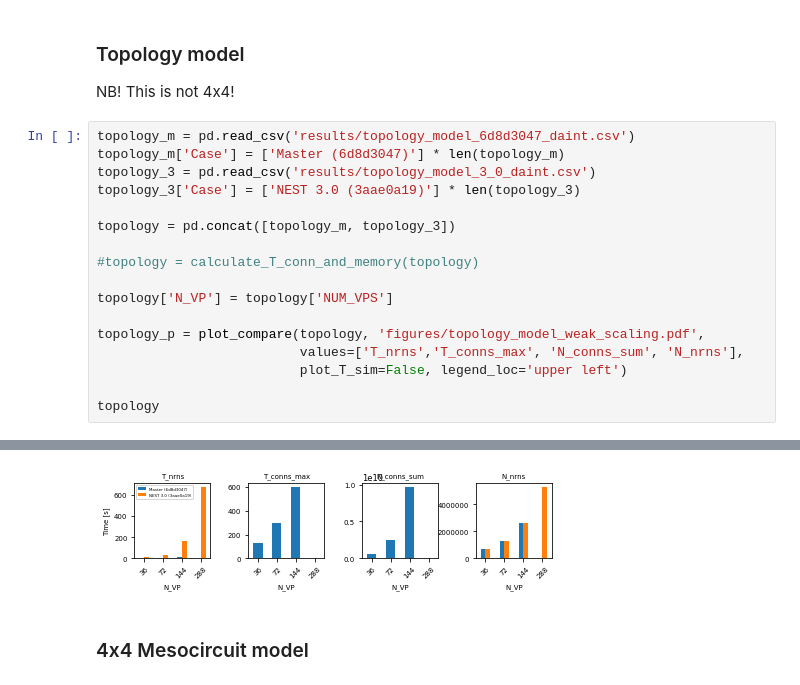
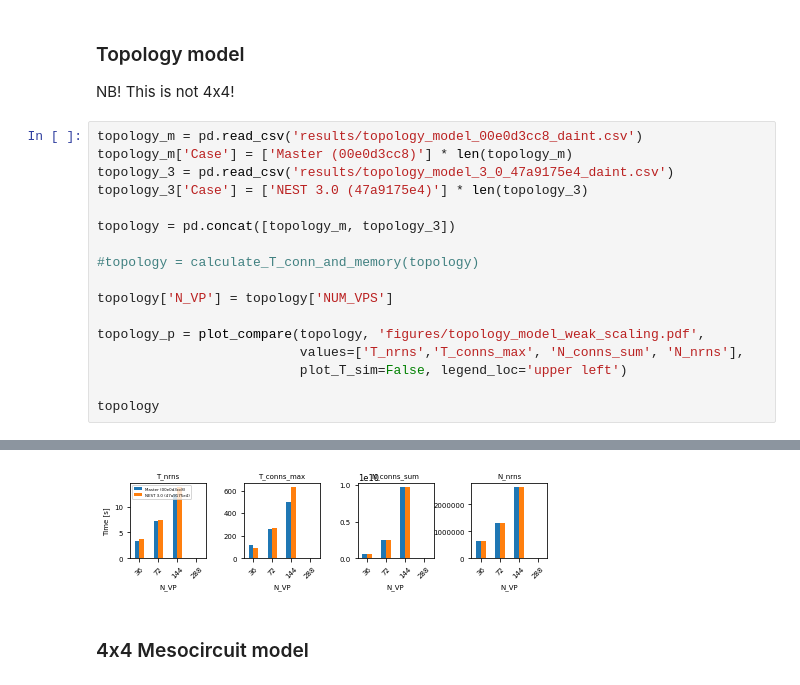
Before and after one commit to INM-6/beNNch, a Jupyter notebook: results/NEST_3_0_benchmark_results/NEST_3_0_benchmarks.ipynb, the cells around one changed output, grey strips where cells are left out. Drawn from its saved outputs; the diff is of its cells as text.

```diff
--- a/results/NEST_3_0_benchmark_results/NEST_3_0_benchmarks.ipynb
+++ b/results/NEST_3_0_benchmark_results/NEST_3_0_benchmarks.ipynb
@@ -268,10 +316,10 @@ fig.savefig("figures/multi-area_model_original_size_Tconntotal_tsim.svg", bbox_i
 
 NB! This is not 4x4!
 # %%
-topology_m = pd.read_csv('results/topology_model_6d8d3047_daint.csv')
-topology_m['Case'] = ['Master (6d8d3047)'] * len(topology_m)
-topology_3 = pd.read_csv('results/topology_model_3_0_daint.csv')
-topology_3['Case'] = ['NEST 3.0 (3aae0a19)'] * len(topology_3)
+topology_m = pd.read_csv('results/topology_model_00e0d3cc8_daint.csv')
+topology_m['Case'] = ['Master (00e0d3cc8)'] * len(topology_m)
+topology_3 = pd.read_csv('results/topology_model_3_0_47a9175e4_daint.csv')
+topology_3['Case'] = ['NEST 3.0 (47a9175e4)'] * len(topology_3)
 
 topology = pd.concat([topology_m, topology_3])
 
@@ -297,4 +345,4 @@ topology
-[figure, old version]
+[figure, new version]
 # %% [markdown]
 ### 4x4 Mesocircuit model
 # %%
```
Also changed, not shown: parts of 11 cells of this notebook, 24 other files.
